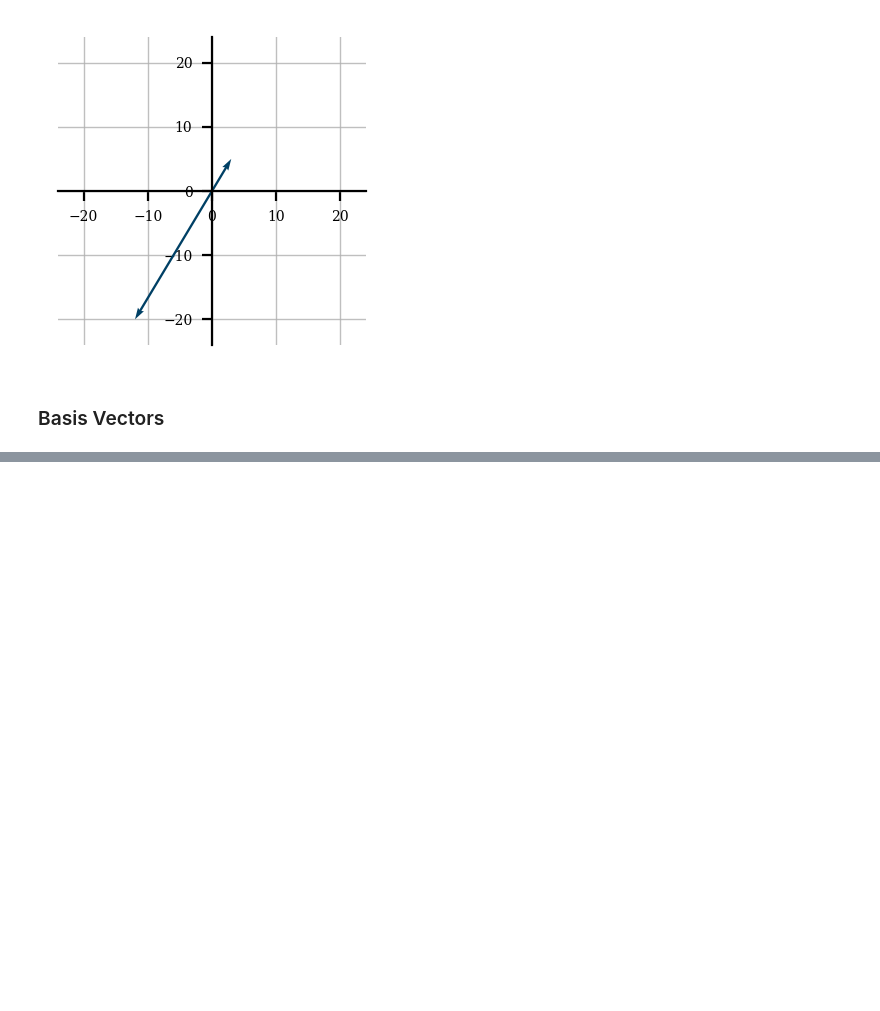
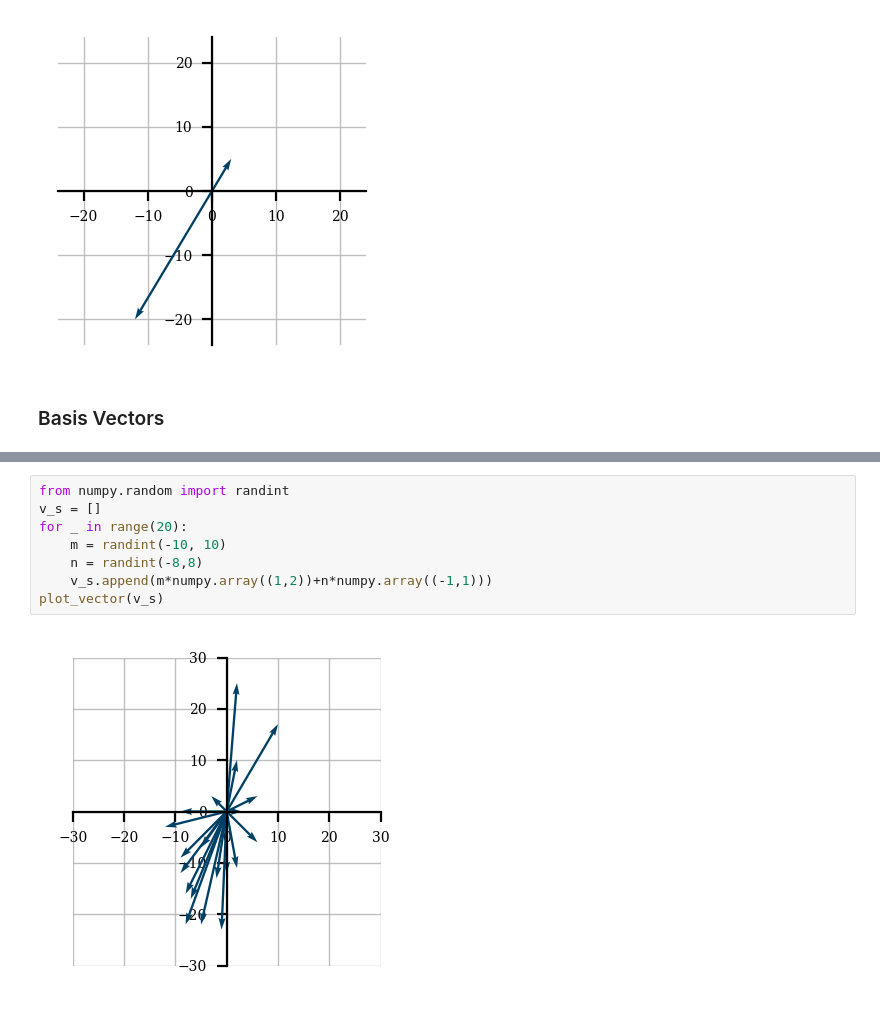
Before and after one commit to BmSatadru/LinearAlgebra_UsingPython, a Jupyter notebook: LinearAlgebra_Part1.ipynb, the cells around one changed output, grey strips where cells are left out. Drawn from its saved outputs; the diff is of its cells as text; blank space fills up the shorter version.

```diff
--- a/LinearAlgebra_Part1.ipynb
+++ b/LinearAlgebra_Part1.ipynb
@@ -587,0 +610,10 @@ plot_vector(vectors)
+# %%
+from numpy.random import randint
+v_s = []
+for _ in range(20):
+    m = randint(-10, 10)
+    n = randint(-8,8)
+    v_s.append(m*numpy.array((1,2))+n*numpy.array((-1,1)))
+plot_vector(v_s)
+# %% [output]
+[figure, added]
```
Also changed, not shown: parts of 13 cells of this notebook.
